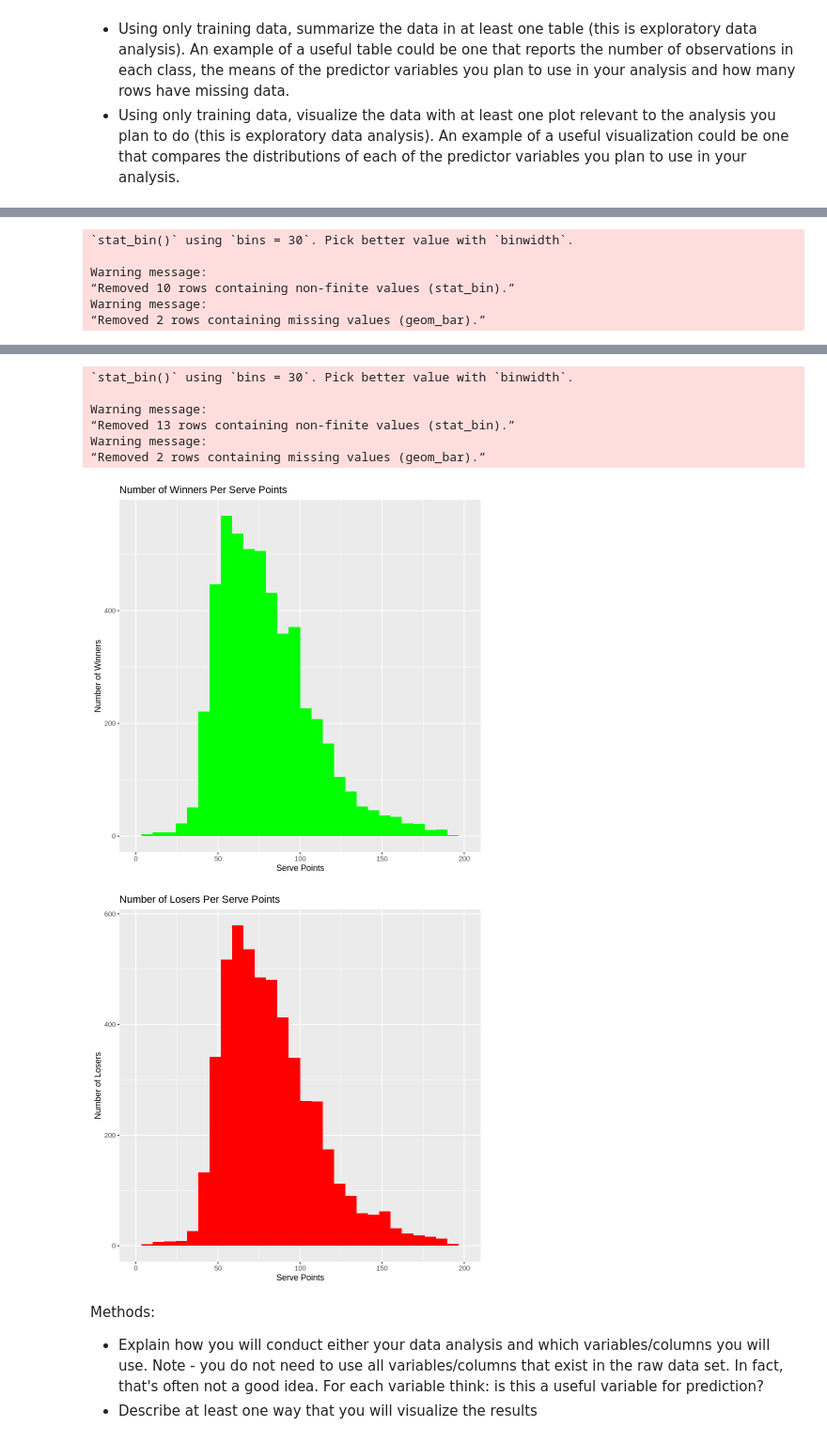
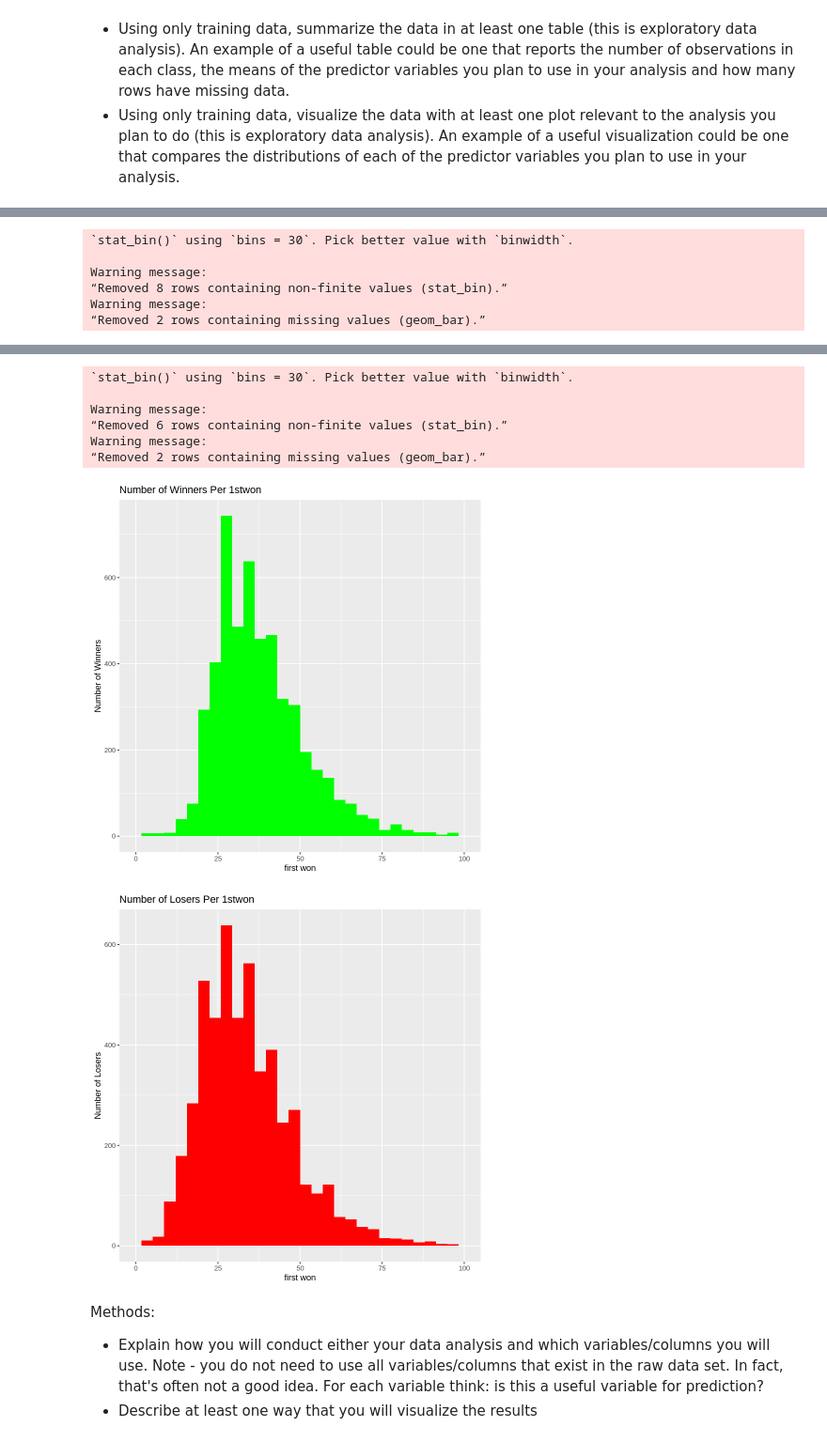
Before and after one commit to EllaShi7/DSCI-100-2022w2-Group-42-Project, a Jupyter notebook: Group_Project_Proposal.ipynb, the cells around one changed output, grey strips where cells are left out. Shown at 94% size. Drawn from its saved outputs; the diff is of its cells as text; code cells hidden in the pictures.

Commit message:
change serve point to 1stWon

```diff
--- a/Group_Project_Proposal.ipynb
+++ b/Group_Project_Proposal.ipynb
@@ -38,18 +20,18 @@ set.seed(123)
 
 
 atp_data <- read_csv("atp2017-2019.csv") |>
-  select(winner_age, loser_age, winner_rank, loser_rank, w_svpt, l_svpt) |>
+  select(winner_age, loser_age, winner_rank, loser_rank, w_1stWon, l_1stWon) |>
   na.omit()
 
 win <- rep(c("winner"), times = nrow(atp_data))
 atp_data_win <- cbind(atp_data, win) |>
-  select(win, winner_age, winner_rank, w_svpt)
-colnames(atp_data_win) <- c("result", "age","rank", "svpt")
+  select(win, winner_age, winner_rank, w_1stWon)
+colnames(atp_data_win) <- c("result", "age","rank", "firstWon")
 
 lose <- rep(c("loser"), times = nrow(atp_data))
 atp_data_lose <- cbind(atp_data, lose) |>
-  select(lose, loser_age, loser_rank, l_svpt)
-colnames(atp_data_lose) <- c("result", "age","rank", "svpt")
+  select(lose, loser_age, loser_rank, l_1stWon)
+colnames(atp_data_lose) <- c("result", "age","rank", "firstWon")
 
 data <- rbind(atp_data_win, atp_data_lose) |>
   mutate(result = as_factor(result))
@@ -159,58 +141,58 @@ losers_per_age <-  ggplot(atp_train_losers, aes(x = rank)) +
 losers_per_age
 
 
-#Predictor 3 (Serve Points) vs Result
+#Predictor 3 (1st Won) vs Result
 
-winners_per_svpt <- ggplot(atp_train_winners, aes(x = svpt)) +
+winners_per_stwon <- ggplot(atp_train_winners, aes(x = firstWon)) +
                    geom_histogram(fill = "green") +
-                   labs(x = "Serve Points", y = "Number of Winners") +
-                   xlim(0,200) +
-                   ggtitle("Number of Winners Per Serve Points")
+                   labs(x = "first won", y = "Number of Winners") +
+                   xlim(0,100) +
+                   ggtitle("Number of Winners Per 1stwon")
 
-winners_per_svpt
+winners_per_stwon
 
 
-losers_per_svpt <- ggplot(atp_train_losers, aes(x = svpt)) +
+losers_per_stwon <- ggplot(atp_train_losers, aes(x = firstWon)) +
                    geom_histogram(fill = "red") +
-                   labs(x = "Serve Points", y = "Number of Losers") +
-                   xlim(0,200) +
-                   ggtitle("Number of Losers Per Serve Points")
+                   labs(x = "first won", y = "Number of Losers") +
+                   xlim(0,100) +
+                   ggtitle("Number of Losers Per 1stwon")
 
-losers_per_svpt
+losers_per_stwon
 # %% [output]
 `stat_bin()` using `bins = 30`. Pick better value with `binwidth`.
 
 `stat_bin()` using `bins = 30`. Pick better value with `binwidth`.
 [figure]
 `stat_bin()` using `bins = 30`. Pick better value with `binwidth`.
 
 Warning message:
 “Removed 154 rows containing non-finite values (stat_bin).”
 Warning message:
 “Removed 2 rows containing missing values (geom_bar).”
 [figure]
 `stat_bin()` using `bins = 30`. Pick better value with `binwidth`.
 
 Warning message:
 “Removed 330 rows containing non-finite values (stat_bin).”
 Warning message:
 “Removed 2 rows containing missing values (geom_bar).”
 [figure]
 `stat_bin()` using `bins = 30`. Pick better value with `binwidth`.
 
 Warning message:
-“Removed 10 rows containing non-finite values (stat_bin).”
+“Removed 8 rows containing non-finite values (stat_bin).”
 Warning message:
 “Removed 2 rows containing missing values (geom_bar).”
 [figure]
 `stat_bin()` using `bins = 30`. Pick better value with `binwidth`.
 
 Warning message:
-“Removed 13 rows containing non-finite values (stat_bin).”
+“Removed 6 rows containing non-finite values (stat_bin).”
 Warning message:
 “Removed 2 rows containing missing values (geom_bar).”
-[figure, old version]
+[figure, new version]
-[figure, old version]
+[figure, new version]
 # %% [markdown]
 Methods:
 - Explain how you will conduct either your data analysis and which variables/columns you will use. Note - you do not need to use all variables/columns that exist in the raw data set. In fact, that's often not a good idea. For each variable think: is this a useful variable for prediction?
```
Also changed, not shown: parts of 2 cells of this notebook.
